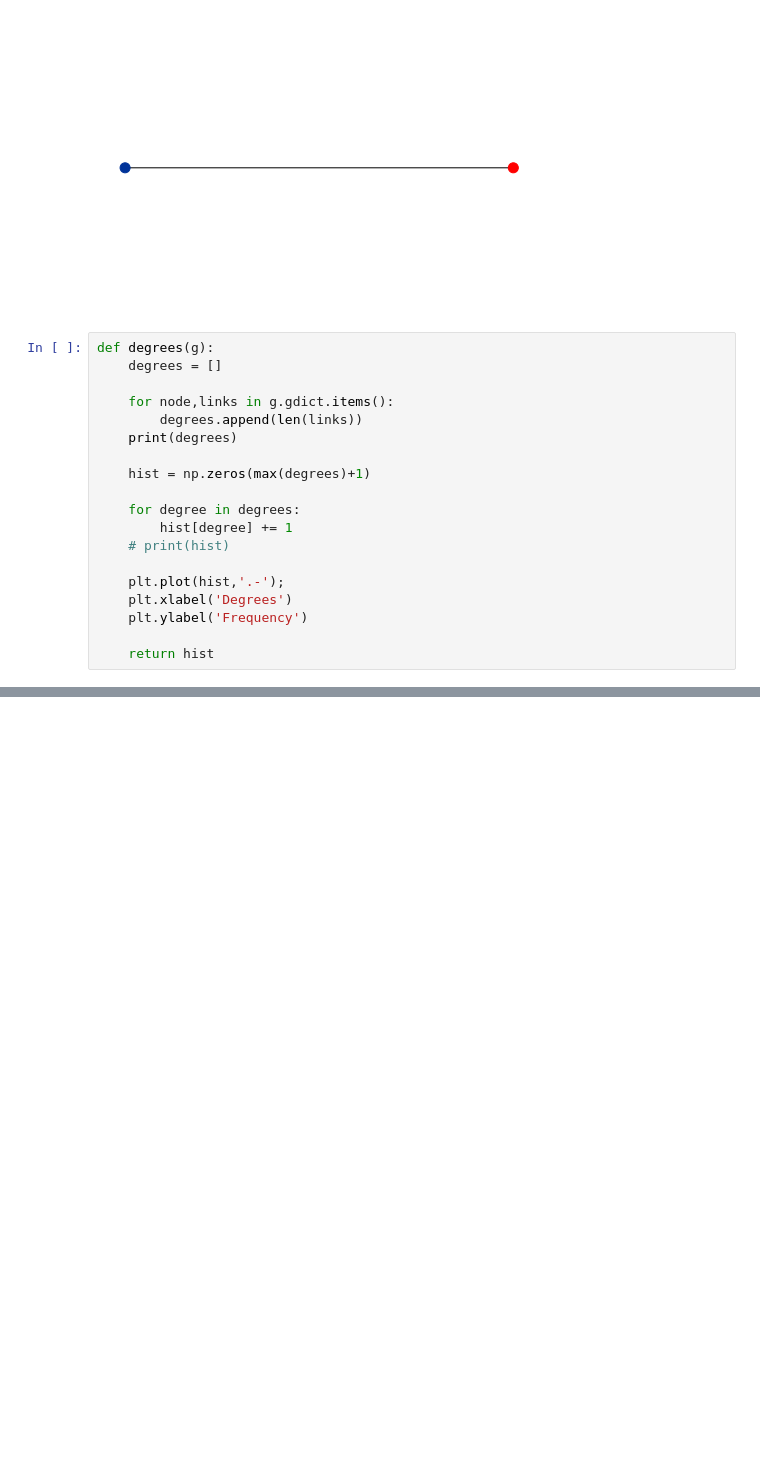
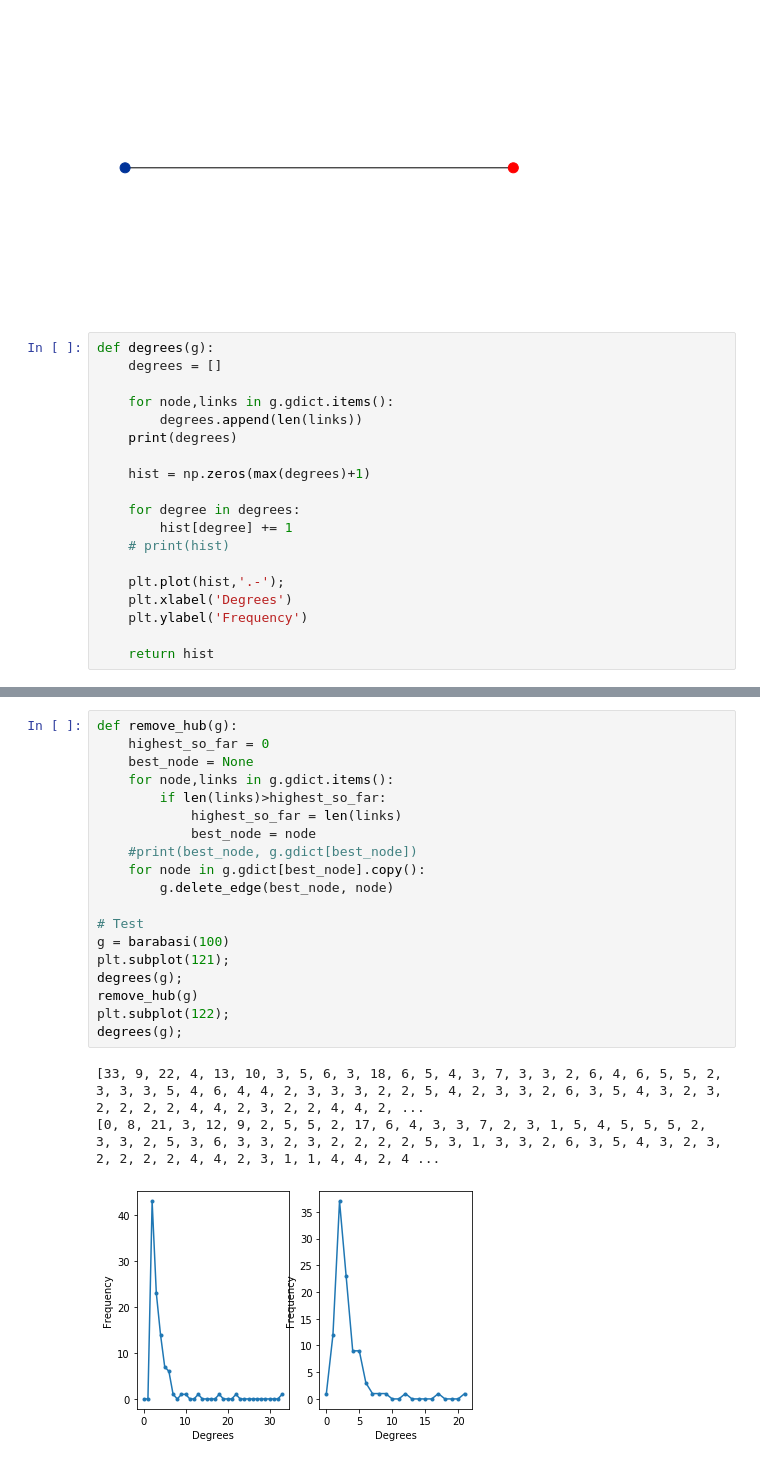
Before and after one commit to ochen310/BIO-336-S20, a Jupyter notebook: 04_08_Disease_Propagation.ipynb, the cells around one changed output, grey strips where cells are left out. Saved outputs shown, nothing was run; the diff lists cells and outputs as text; blank space fills up the shorter version.

```diff
--- a/04_08_Disease_Propagation.ipynb
+++ b/04_08_Disease_Propagation.ipynb
@@ -149,2 +182,25 @@ plt.plot(p);
+# %%
+def remove_hub(g):
+    highest_so_far = 0
+    best_node = None
+    for node,links in g.gdict.items():
+        if len(links)>highest_so_far:
+            highest_so_far = len(links)
+            best_node = node
+    #print(best_node, g.gdict[best_node])
+    for node in g.gdict[best_node].copy():
+        g.delete_edge(best_node, node)
+
+# Test
+g = barabasi(100)
+plt.subplot(121);
+degrees(g);
+remove_hub(g)
+plt.subplot(122);
+degrees(g);
+# %% [output]
+[33, 9, 22, 4, 13, 10, 3, 5, 6, 3, 18, 6, 5, 4, 3, 7, 3, 3, 2, 6, 4, 6, 5, 5, 2, 3, 3, 3, 5, 4, 6, 4, 4, 2, 3, 3, 3, 2, 2, 5, 4, 2, 3, 3, 2, 6, 3, 5, 4, 3, 2, 3, 2, 2, 2, 2, 4, 4, 2, 3, 2, 2, 4, 4, 2, ...
+[0, 8, 21, 3, 12, 9, 2, 5, 5, 2, 17, 6, 4, 3, 3, 7, 2, 3, 1, 5, 4, 5, 5, 5, 2, 3, 3, 2, 5, 3, 6, 3, 3, 2, 3, 2, 2, 2, 2, 5, 3, 1, 3, 3, 2, 6, 3, 5, 4, 3, 2, 3, 2, 2, 2, 2, 4, 4, 2, 3, 1, 1, 4, 4, 2, 4 ...
+[figure, added]
 # %%
 def pandemic(g, prob=0.5, nsteps=10, ntrials=10, n_nodes=7):
```
Also changed, not shown: parts of 7 cells of this notebook, 3 other files.
